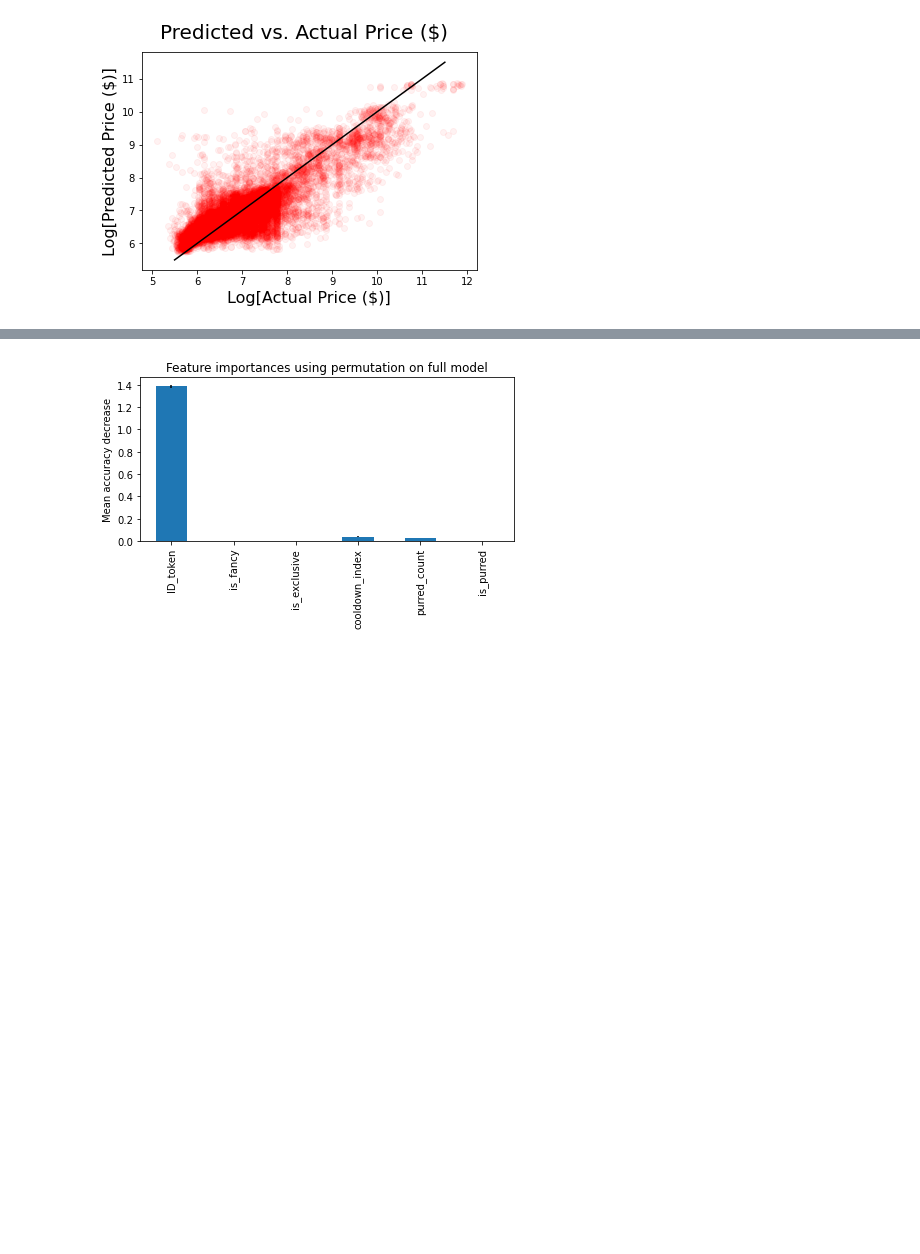
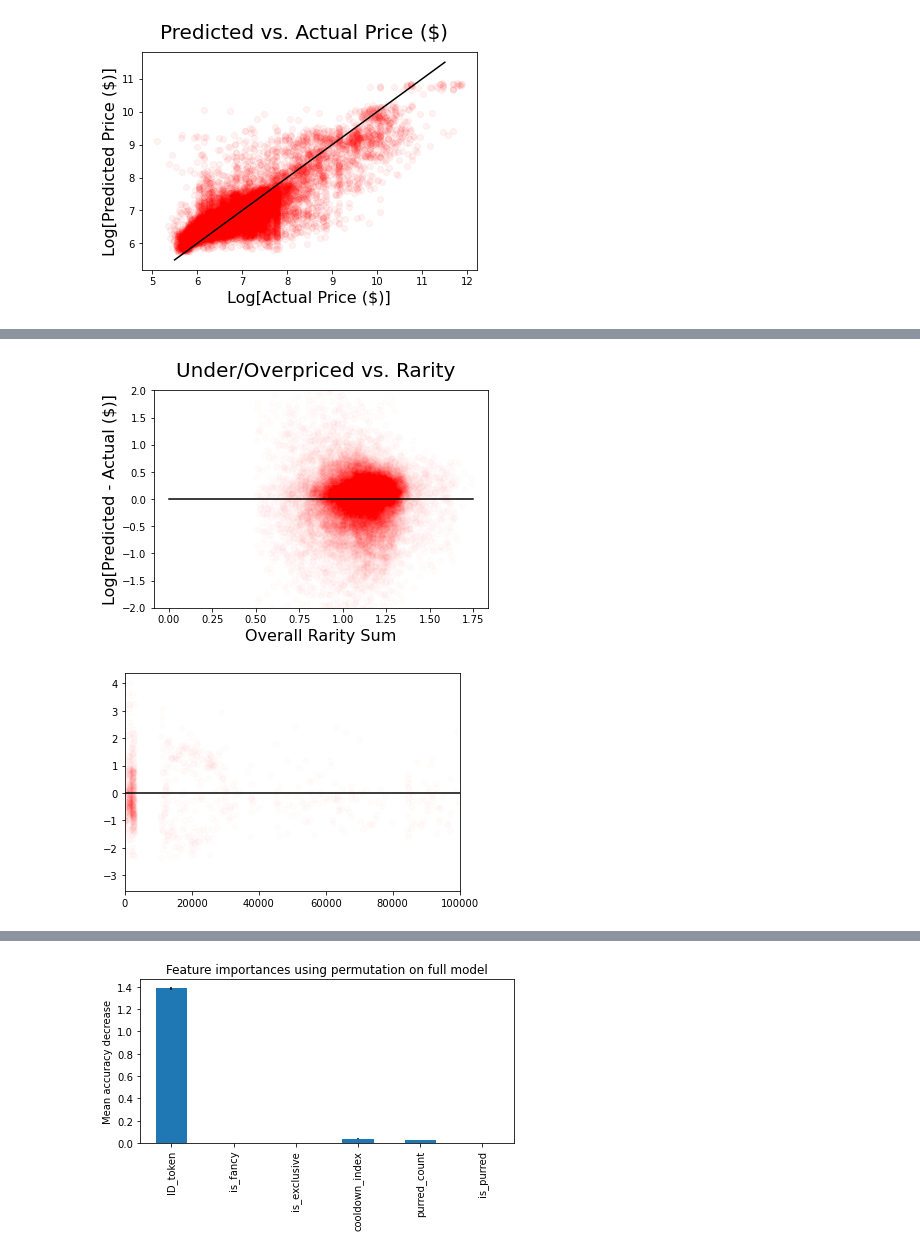
Before and after one commit to csgorham/cryptokitties-heroku, a Jupyter notebook: merge_DATA_go-CRYPTOKITTYAPI.ipynb, the cells around one changed output, grey strips where cells are left out. Cells and saved outputs as stored; diff of their text form; code cells hidden in the pictures; blank space fills up the shorter version.

```diff
--- a/merge_DATA_go-CRYPTOKITTYAPI.ipynb
+++ b/merge_DATA_go-CRYPTOKITTYAPI.ipynb
@@ -1005,0 +955,20 @@ Elapsed time to compute the importances: 8.132 seconds
+# %%
+plt.plot( X_test['overall_rarity_sum'], ((y_pred) - (y_test)),'or', alpha=0.01)
+plt.plot(np.linspace(0,1.75,5) ,np.linspace(0,0,5), '-k')
+plt.ylim([-2, 2])
+plt.suptitle('Under/Overpriced vs. Rarity', fontsize=20)
+
+plt.ylabel('Log[Predicted - Actual ($)]', fontsize=16)
+plt.xlabel('Overall Rarity Sum', fontsize=16)
+plt.savefig('./graphics/overallrarityVSprediction.png')
+
+plt.show()
+
+plt.plot( X_test['ID_token'].astype(float),  ((y_pred) - (y_test)),'or', alpha=0.01)
+plt.plot(np.linspace(0,1.2e6,5) ,np.linspace(0,0,5), '-k')
+plt.xlim([0, 100000])
+plt.show()
+#plt.ylim([-2, 2])
+# %% [output]
+[figure, added]
+[figure, added]
```
Also changed, not shown: parts of 37 cells of this notebook, 1 other file.
